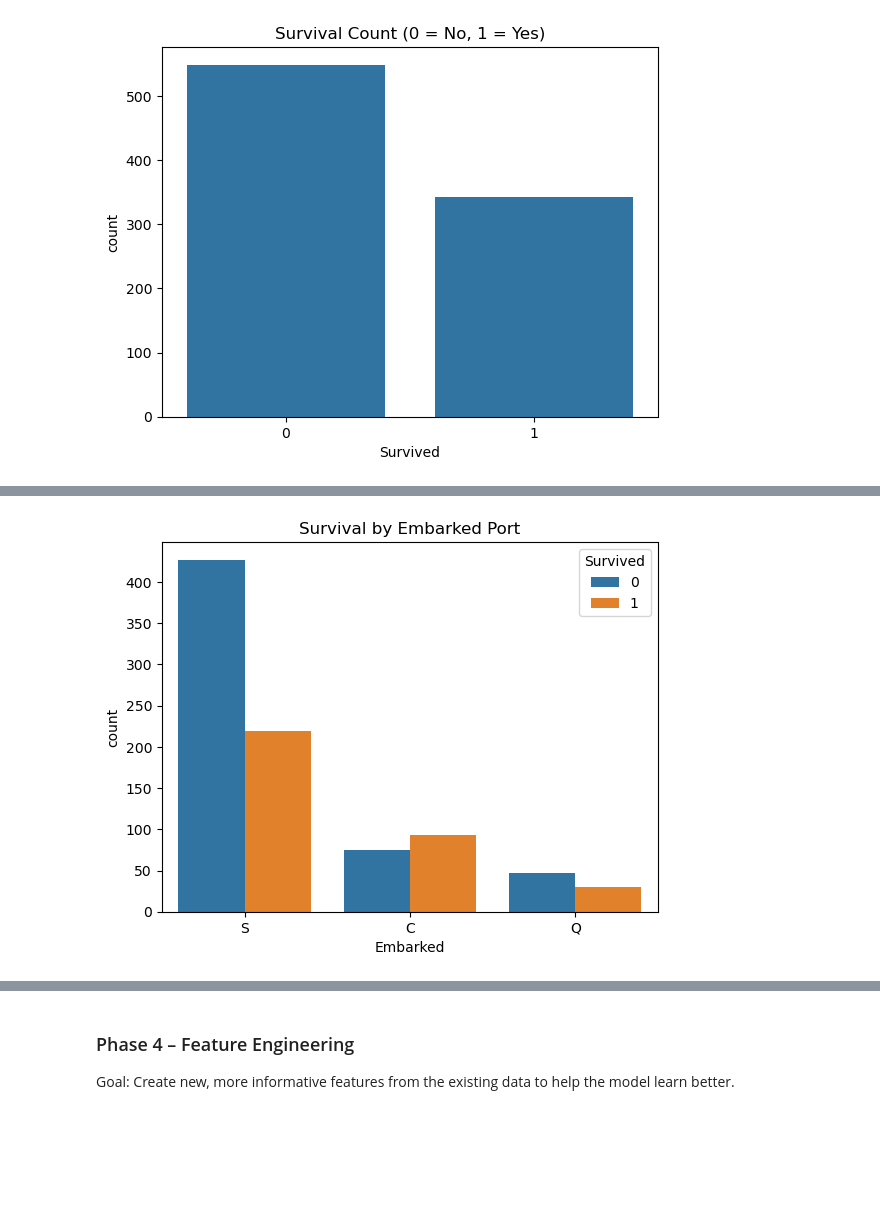
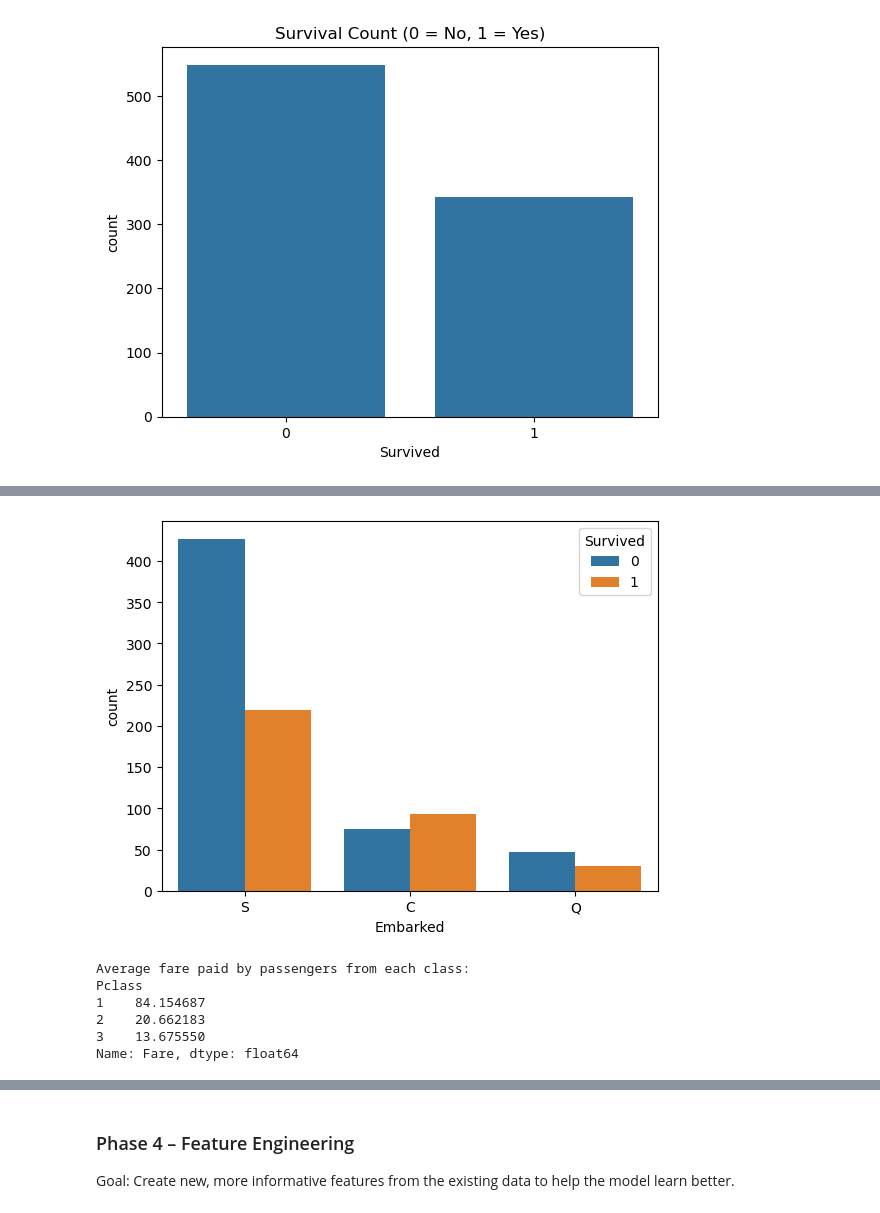
Before and after one commit to harshini2000-dev/Titanic_ML, a Jupyter notebook: Titanic_nb.ipynb, the cells around one changed output, grey strips where cells are left out. Saved outputs shown, nothing was run; the diff lists cells and outputs as text; code cells hidden in the pictures; blank space fills up the shorter version.

```diff
--- a/Titanic_nb.ipynb
+++ b/Titanic_nb.ipynb
@@ -240,7 +280,18 @@ plt.show()
 # %%
-# 5. Survival by Port of Embarkation
+# 6. Survival by Port of Embarkation
 sns.countplot(x='Embarked', hue='Survived', data=df)
-plt.title('Survival by Embarked Port')
+plt.title = 'Survival by Embarked Port'
 plt.show()
 # %% [output]
-[figure, old version]
+[figure, new version]
+# %%
+#average fare paid by different classes of passengers
+print("Average fare paid by passengers from each class:")
+print(df.groupby("Pclass")["Fare"].mean())
+# %% [output]
+Average fare paid by passengers from each class:
+Pclass
+1    84.154687
+2    20.662183
+3    13.675550
+Name: Fare, dtype: float64
```
Also changed, not shown: parts of 43 cells of this notebook, 1 other file.
